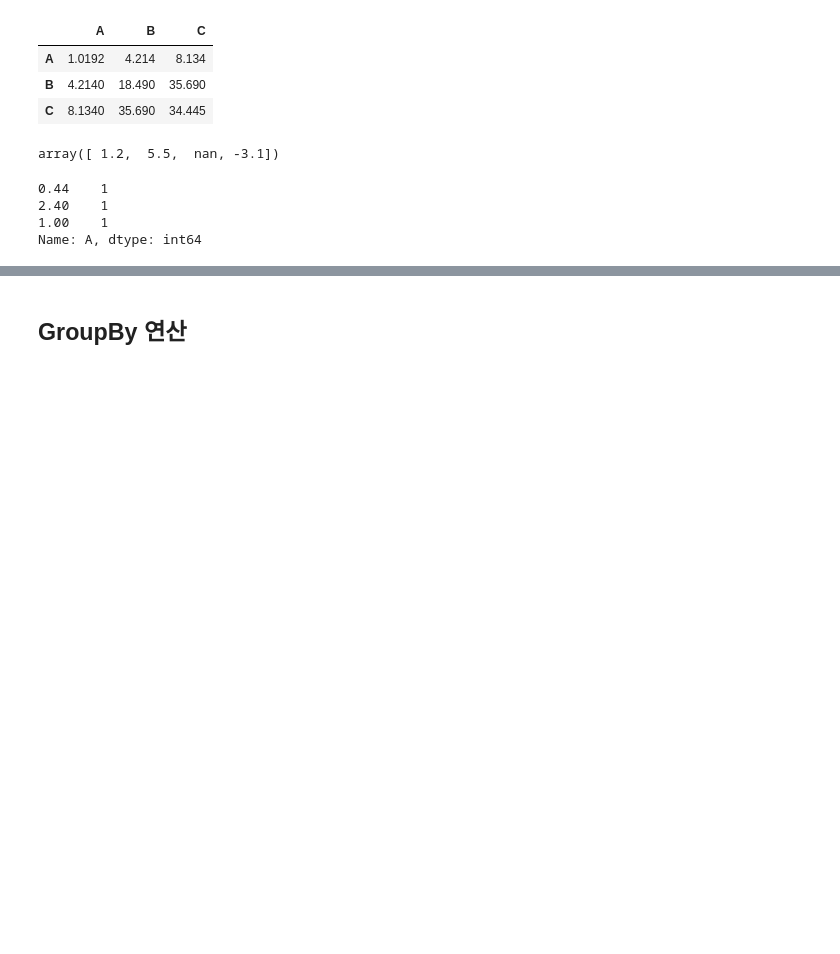
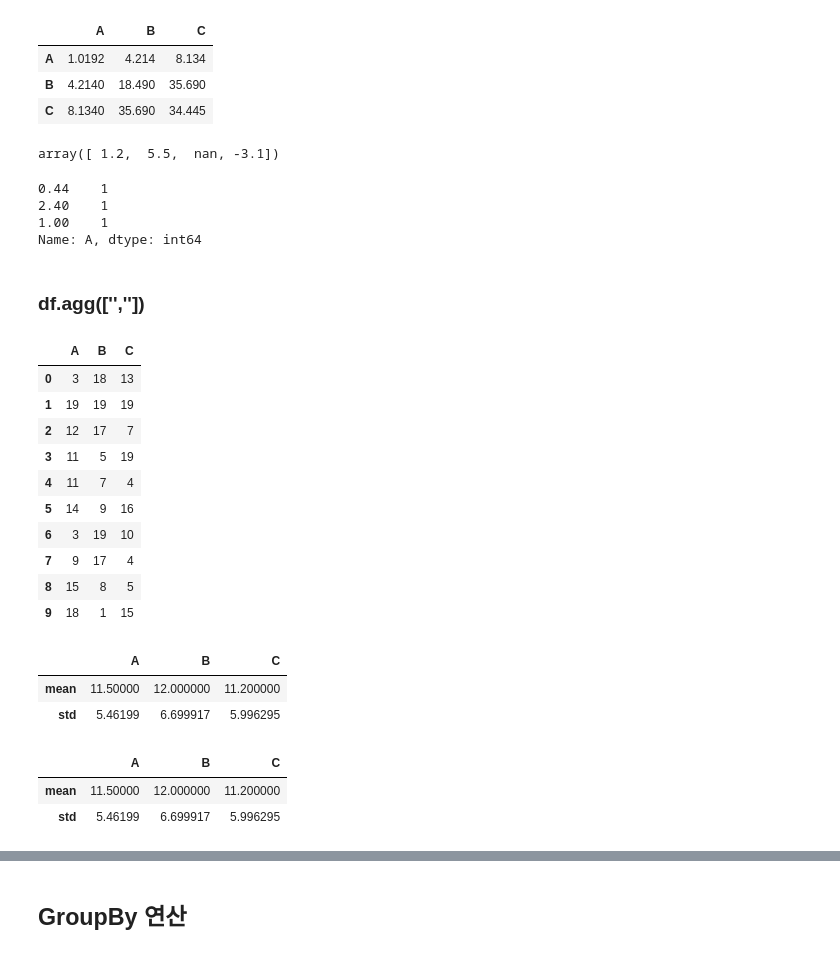
Before and after one commit to SeWonKwon/Pandas-Numpy, a Jupyter notebook: A13_Pandas Groupby, Aggregation, Pivot, Category.ipynb, the cells around one changed output, grey strips where cells are left out. Saved outputs shown, nothing was run; the diff lists cells and outputs as text; code cells hidden in the pictures; blank space fills up the shorter version.

```diff
--- a/A13_Pandas Groupby, Aggregation, Pivot, Category.ipynb
+++ b/A13_Pandas Groupby, Aggregation, Pivot, Category.ipynb
@@ -224,3 +225,32 @@ df['A'].value_counts()
 2.40    1
 1.00    1
 Name: A, dtype: int64
+# %% [markdown]
+### df.agg(['',''])
+# %%
+df = pd.DataFrame(np.random.randint(1,20, (10,3)), columns=list('ABC'))
+df
+# %% [output]
+|  | A | B | C |
+| 0 | 3 | 18 | 13 |
+| 1 | 19 | 19 | 19 |
+| 2 | 12 | 17 | 7 |
+| 3 | 11 | 5 | 19 |
+| 4 | 11 | 7 | 4 |
+| 5 | 14 | 9 | 16 |
+| 6 | 3 | 19 | 10 |
+| 7 | 9 | 17 | 4 |
+| 8 | 15 | 8 | 5 |
+| 9 | 18 | 1 | 15 |
+# %%
+df.agg(['mean','std'])
+# %% [output]
+|  | A | B | C |
+| mean | 11.50000 | 12.000000 | 11.200000 |
+| std | 5.46199 | 6.699917 | 5.996295 |
+# %%
+df.aggregate(['mean', 'std'])
+# %% [output]
+|  | A | B | C |
+| mean | 11.50000 | 12.000000 | 11.200000 |
+| std | 5.46199 | 6.699917 | 5.996295 |
```
Also changed, not shown: parts of 35 cells of this notebook, 3 other files.
